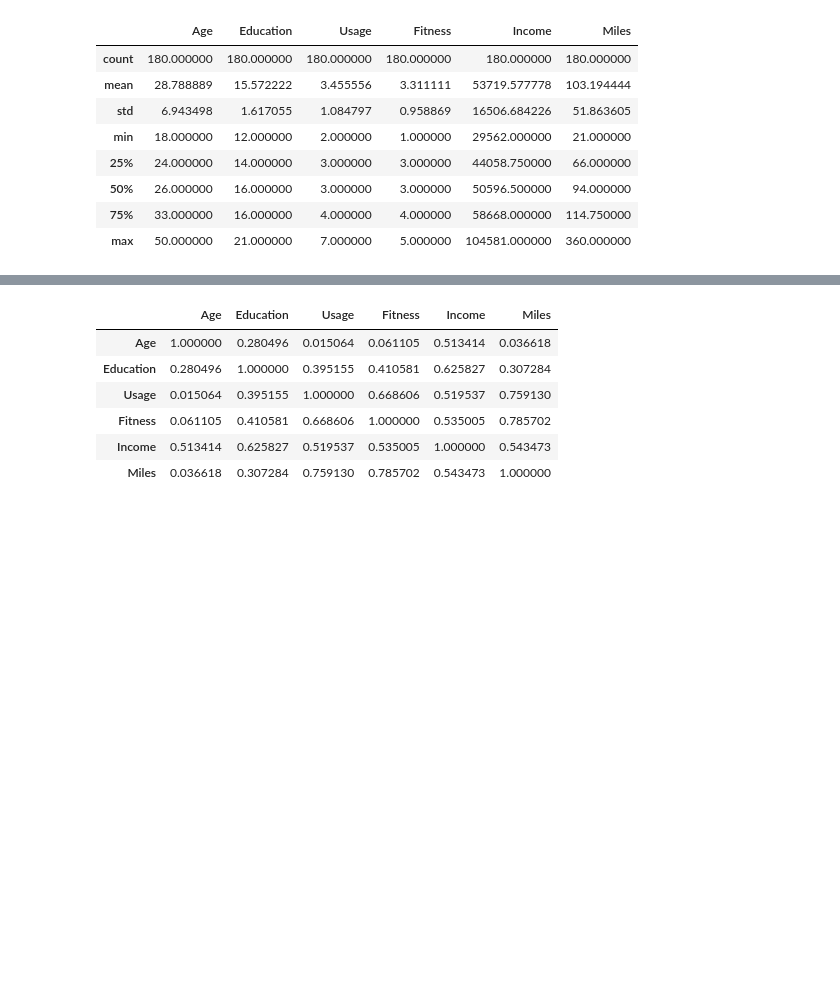
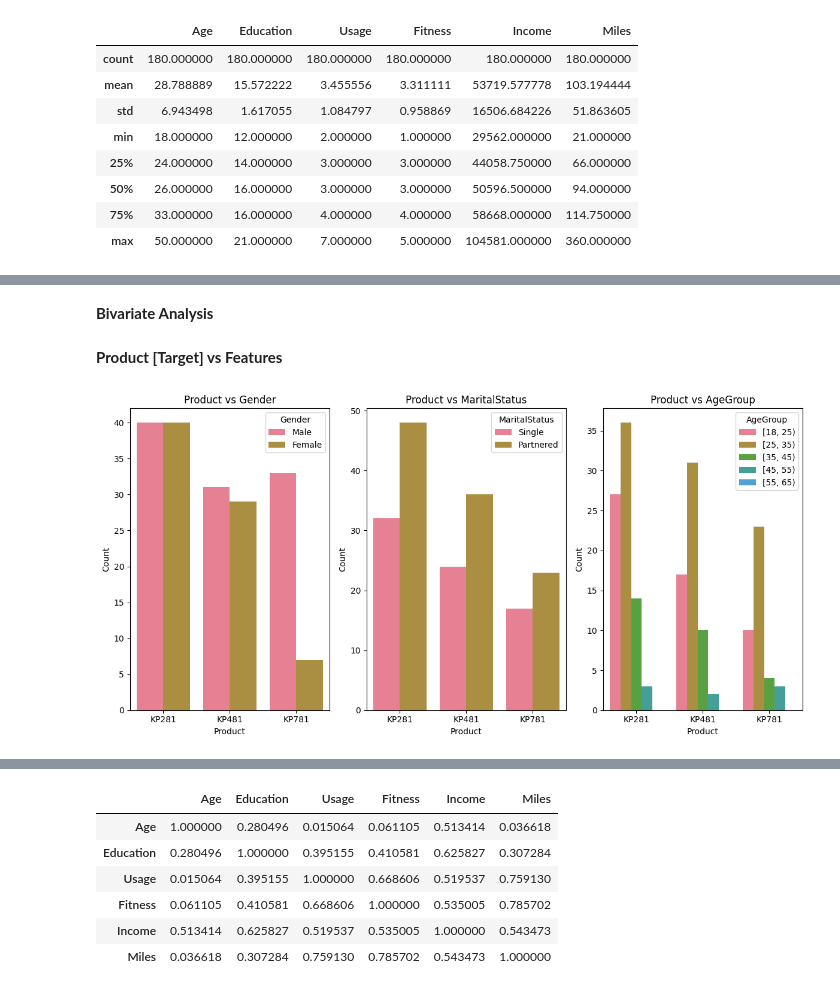
Before and after one commit to Aafrinm9/Stratascratch, a Jupyter notebook: Aerofit/Treadmill_buye_Analysis.ipynb, the cells around one changed output, grey strips where cells are left out. Saved outputs shown, nothing was run; the diff lists cells and outputs as text; code cells hidden in the pictures; blank space fills up the shorter version.

```diff
--- a/Aerofit/Treadmill_buye_Analysis.ipynb
+++ b/Aerofit/Treadmill_buye_Analysis.ipynb
@@ -134,0 +195,22 @@ for col in cat_cols:
+# %% [markdown]
+**Bivariate Analysis**
+# %% [markdown]
+**Product [Target] vs Features**
+# %%
+# Binning age
+df['AgeGroup'] = pd.cut(df['Age'], bins=[18,25,35,45,55,65], right=False)
+
+feature_cols = ['Gender', 'MaritalStatus', 'AgeGroup']
+
+fig, axes = plt.subplots(1,3, figsize=(12,6))
+
+for ax, col in zip(axes, feature_cols):
+    sns.countplot(data=df, x='Product', hue=col, ax=ax)
+    ax.set_title(f'Product vs {col}')
+    ax.set_xlabel('Product')
+    ax.set_ylabel('Count')
+
+plt.tight_layout()
+plt.show()
+# %% [output]
+[figure, added]
```
Also changed, not shown: parts of 69 cells of this notebook.
